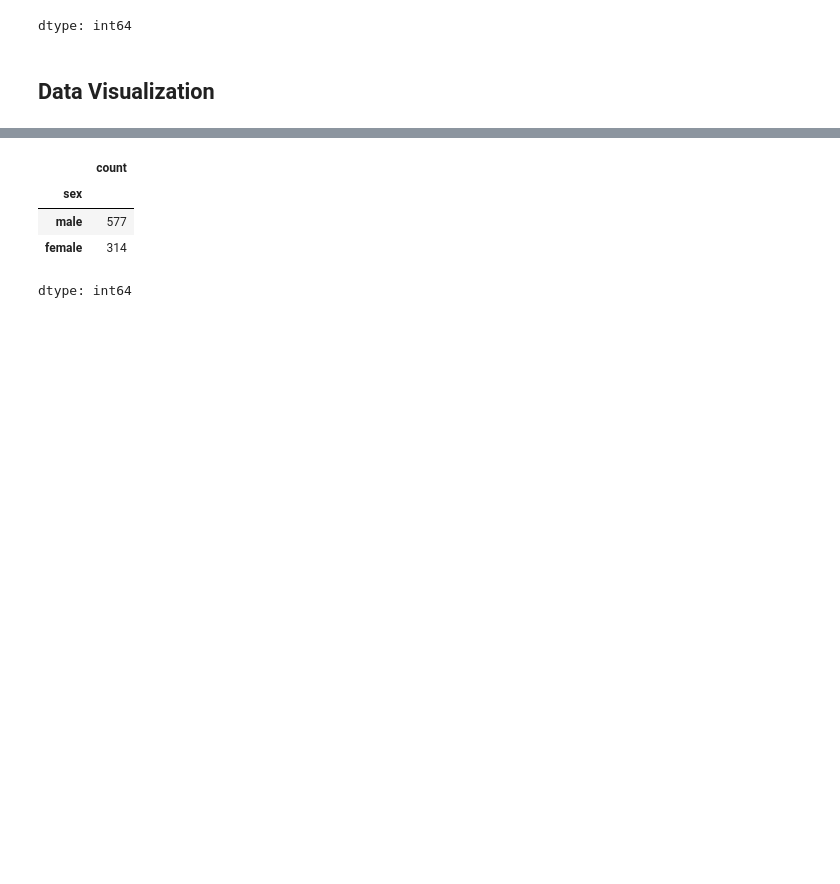
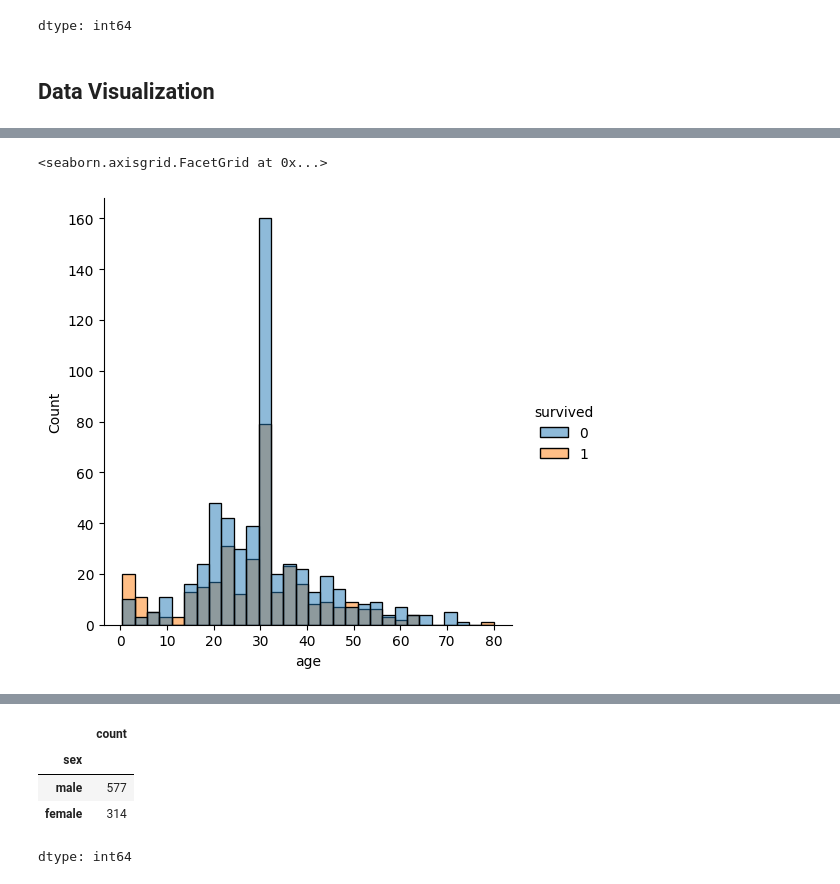
Before and after one commit to AfsanehShamsaddini/Titanic_Survival_Prediction, a Jupyter notebook: Titanic_Survival_Prediction.ipynb, the cells around one changed output, grey strips where cells are left out. Saved outputs shown, nothing was run; the diff lists cells and outputs as text; code cells hidden in the pictures; blank space fills up the shorter version.

```diff
--- a/Titanic_Survival_Prediction.ipynb
+++ b/Titanic_Survival_Prediction.ipynb
@@ -289,0 +322,10 @@ sns.countplot(x='survived', data=titanic_data, hue= 'survived')
+# %%
+sns.displot(
+    x='age',
+    data=titanic_data,
+    hue='survived',
+    bins=30,
+    )
+# %% [output]
+<seaborn.axisgrid.FacetGrid at 0x...>
+[figure, added]
```
Also changed, not shown: parts of 15 cells of this notebook.
